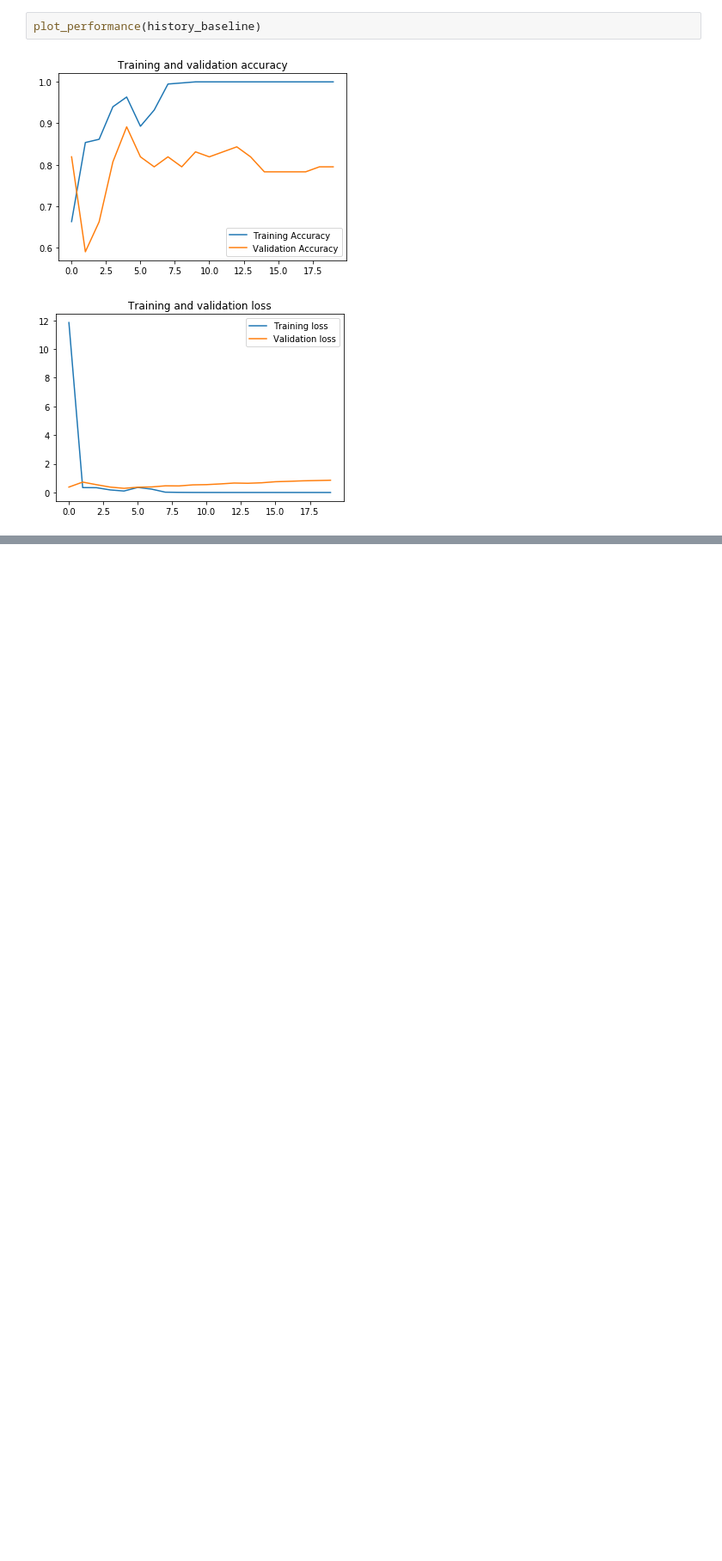
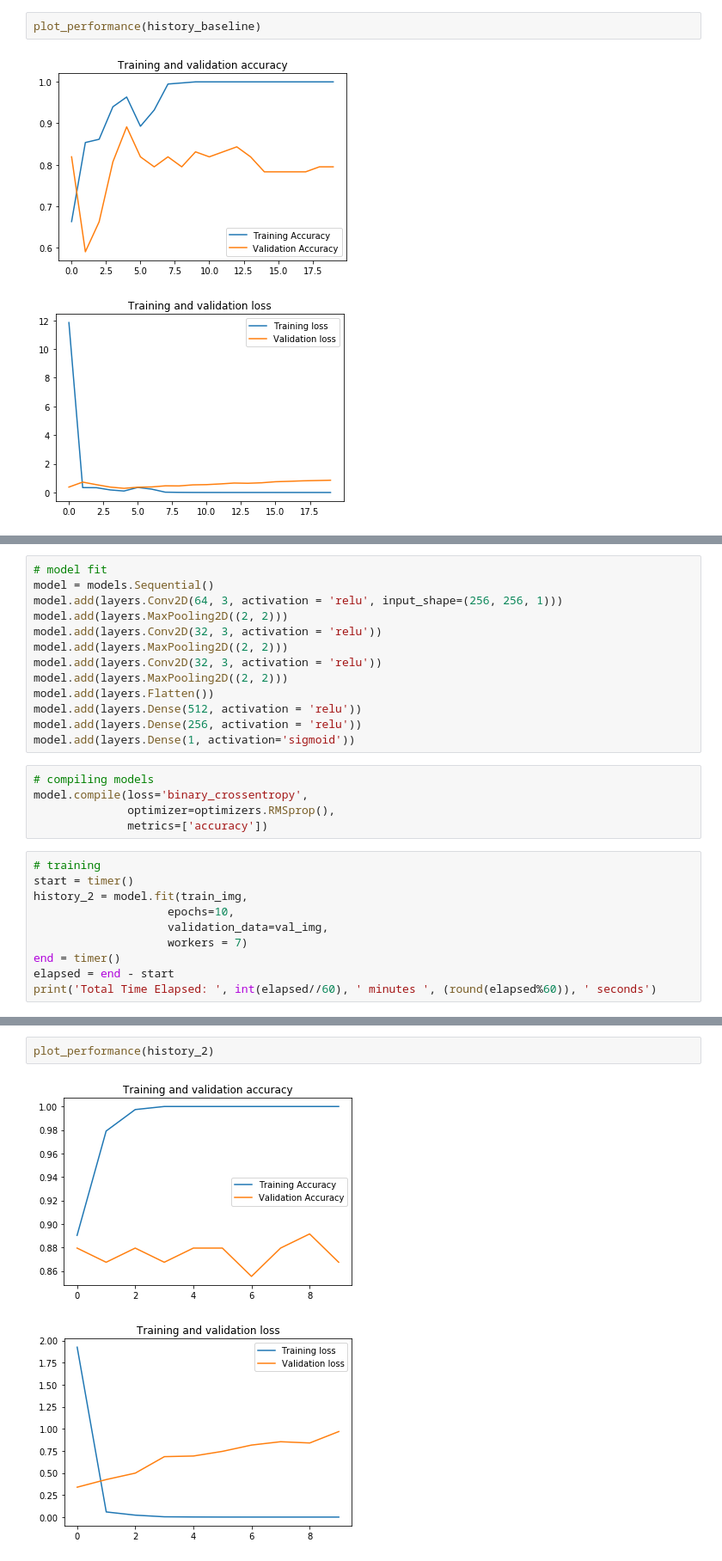
Before and after one commit to ArenCarpenter/Covid_CT_Classification, a Jupyter notebook: 003_Preliminary_CNN.ipynb, the cells around one changed output, grey strips where cells are left out. Shown: that part at 86% size. Drawn from its saved outputs; the diff is of its cells as text; blank space fills up the shorter version.

Commit message:
Added two more CNNs with more Conv2D layers

```diff
--- a/003_Preliminary_CNN.ipynb
+++ b/003_Preliminary_CNN.ipynb
@@ -113,0 +116,28 @@ plot_performance(history_baseline)
+# %%
+# model fit
+model = models.Sequential()
+model.add(layers.Conv2D(64, 3, activation = 'relu', input_shape=(256, 256, 1)))
+model.add(layers.MaxPooling2D((2, 2)))
+model.add(layers.Conv2D(32, 3, activation = 'relu'))
+model.add(layers.MaxPooling2D((2, 2)))
+model.add(layers.Conv2D(32, 3, activation = 'relu'))
+model.add(layers.MaxPooling2D((2, 2)))
+model.add(layers.Flatten())
+model.add(layers.Dense(512, activation = 'relu'))
+model.add(layers.Dense(256, activation = 'relu'))
+model.add(layers.Dense(1, activation='sigmoid'))
+# %%
+# compiling models
+model.compile(loss='binary_crossentropy',
+              optimizer=optimizers.RMSprop(),
+              metrics=['accuracy'])
+# %%
+# training
+start = timer()
+history_2 = model.fit(train_img,
+                    epochs=10,
+                    validation_data=val_img,
+                    workers = 7)
+end = timer()
+elapsed = end - start
+print('Total Time Elapsed: ', int(elapsed//60), ' minutes ', (round(elapsed%60)), ' seconds')
@@ -113,0 +166,5 @@ plot_performance(history_baseline)
+# %%
+plot_performance(history_2)
+# %% [output]
+[figure, added]
+[figure, added]
```
Also changed, not shown: parts of 14 cells of this notebook.
